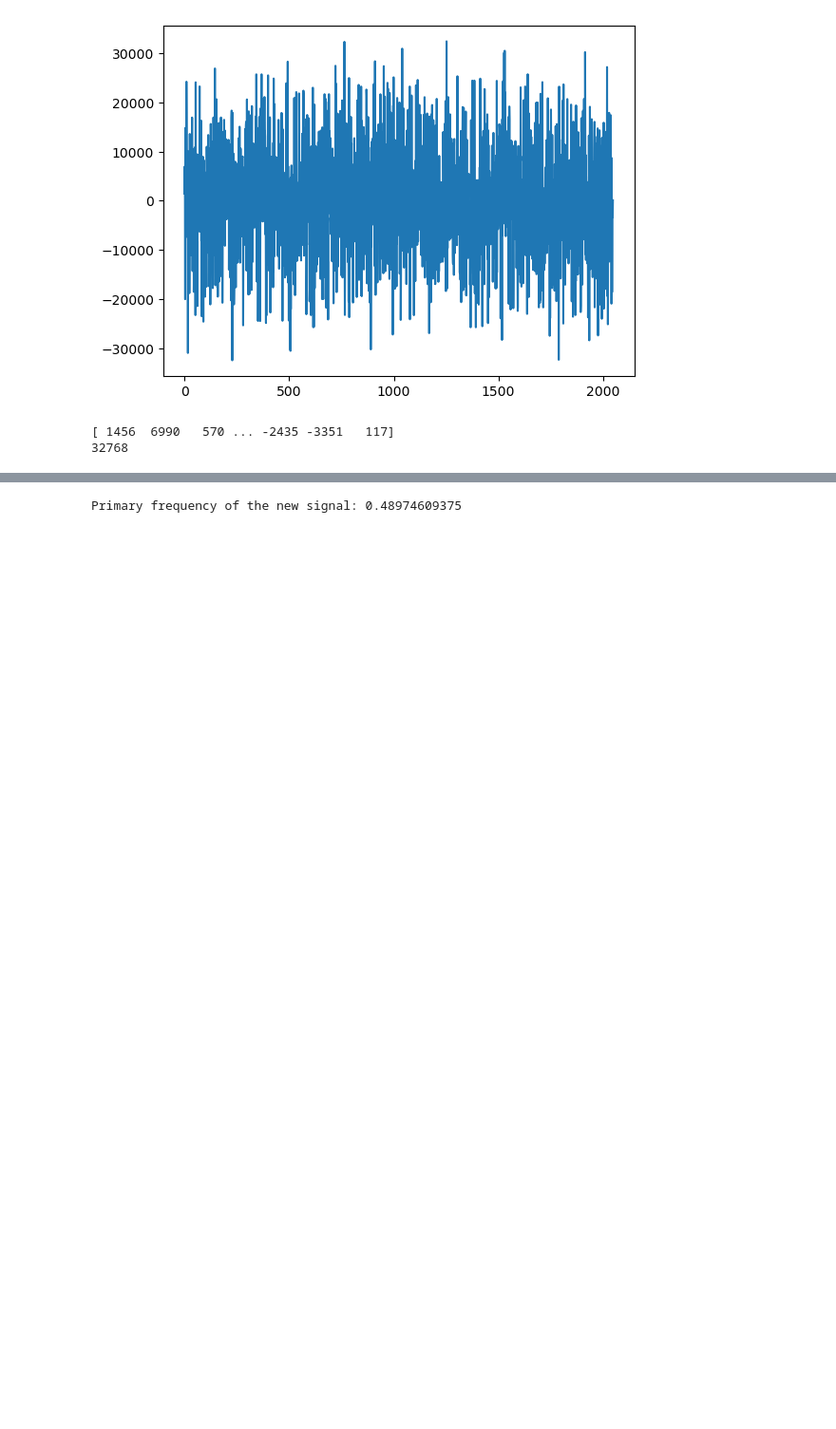
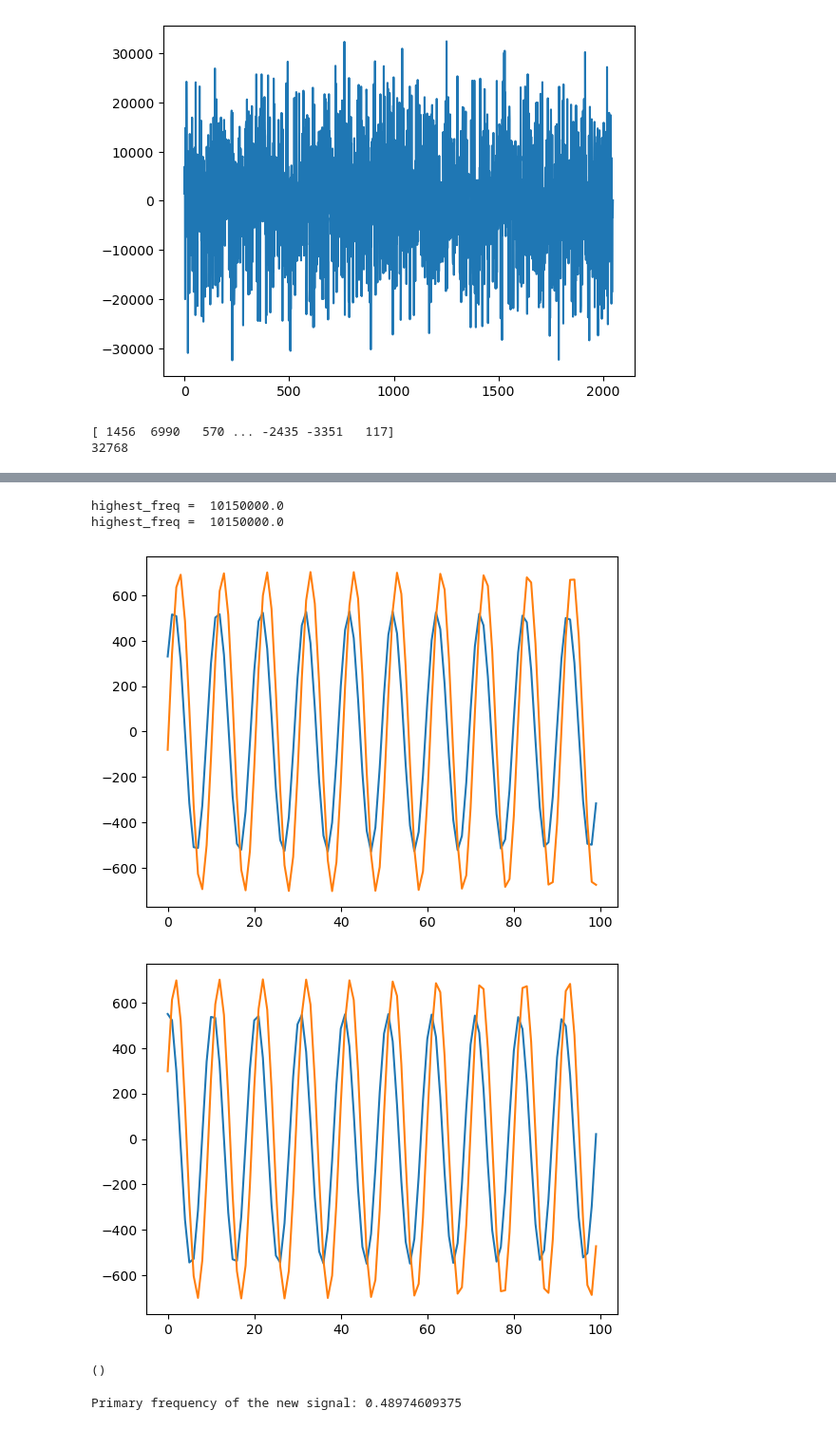
Before and after one commit to lusee-night/notebooks, a Jupyter notebook: calibrator/generate_signal.ipynb, the cells around one changed output, grey strips where cells are left out. Shown at 95% size. Saved outputs shown, nothing was run; the diff lists cells and outputs as text; code cells hidden in the pictures; blank space fills up the shorter version.

```diff
--- a/calibrator/generate_signal.ipynb
+++ b/calibrator/generate_signal.ipynb
@@ -116,3 +126,21 @@ Indices of non-zero frequencies: [1003]
+# %%
+isolated_signal_drifted = isolate_frequency(signal_drifted, 10e6+150e3, 90e3)
+isolated_signal_not_drifted = isolate_frequency(signal_not_drifted, 10e6+150e3,90e3)
+plt.figure()
+plt.plot(isolated_signal_drifted[:100])
+plt.plot(isolated_signal_not_drifted[:100])
+plt.show()
+plt.figure()
+plt.plot(isolated_signal_drifted[-100:])
+plt.plot(isolated_signal_not_drifted[-100:])
+plt.show()
+()
+# %% [output]
+highest_freq =  10150000.0
+highest_freq =  10150000.0
+[figure, added]
+[figure, added]
+()
 # %%
 # check frequency is what we asked for
 def analyze_frequency(signal):
```
Also changed, not shown: parts of 8 cells of this notebook.
